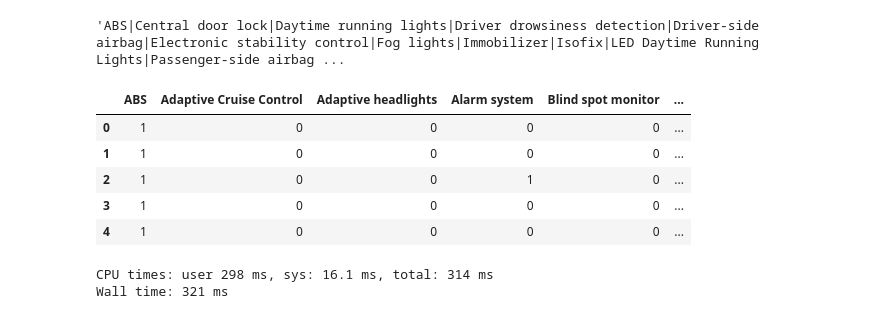
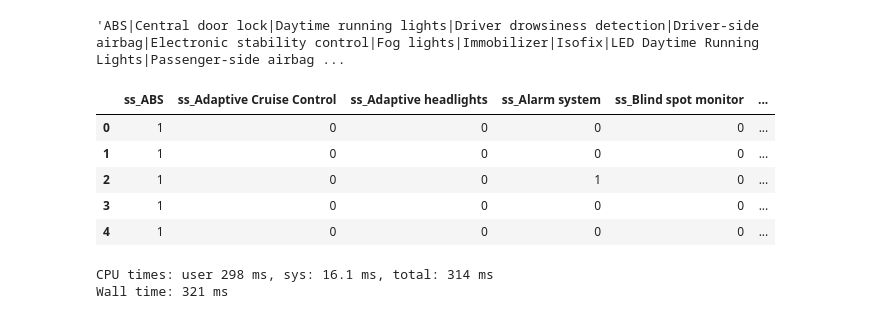
Before and after one commit to kaymal/price-prediction, a Jupyter notebook: trgt/data-cleansing/t-data-cleansing.ipynb, the cells around one changed output. Drawn from its saved outputs; the diff is of its cells as text; code cells hidden in the pictures.

```diff
--- a/trgt/data-cleansing/t-data-cleansing.ipynb
+++ b/trgt/data-cleansing/t-data-cleansing.ipynb
@@ -55,9 +55,9 @@ functions_folder = '/Users/stb/Documents/Github/fraud-detection/functions/'
 ### Reading in and Exploring Data
 # %%
 ads_list = []
-with open(data_folder + 'autos_20190616.json','r') as file:
-    ads = file.read().split("\n")
-    for ad in ads:
+with open(data_folder + 'autos.json','r') as file:
+#    ads = file.read().split("\n")
+    for ad in file:
         ad_obj = json.loads(ad)
         ads_list.append(ad_obj)
 autos = pd.DataFrame(ads_list)
@@ -158,7 +158,10 @@ def name_columns(data):
     data.columns = data.columns.str.replace(".", "")
 
     # Replace "_&_" with "&"
-    data.columns = data.columns.str.replace("_&_", "&")
+    data.columns = data.columns.str.replace("_&_", "_")
+
+    # Replace "-" with "_"
+    data.columns = data.columns.str.replace("-", "_")
 
     return data.columns
 # %%
@@ -201,9 +204,9 @@ Index(['comfort&convenience', 'entertainment&media', 'extras',
 # %% [markdown]
 ### Slicing Dataset
 # %%
-t_cols = ['safety&security', 'co2_emission', 'consumption', 'country_version',
+t_cols = ['safety_security', 'co2_emission', 'consumption', 'country_version',
           'cylinders', 'displacement', 'make', 'model', 'model_code', 'next_inspection',
-          'non-smoking_vehicle', 'body_type', 'description', "hp", 'kw', 'km', "model2"]
+          'non_smoking_vehicle', 'body_type', 'description', "hp", 'kw', 'km', "model2"]
 # %%
 df = autos[t_cols]
 # %%
@@ -408,10 +411,10 @@ df.head()
 'ABS|Central door lock|Daytime running lights|Driver drowsiness detection|Driver-side airbag|Electronic stability control|Fog lights|Immobilizer|Isofix|LED Daytime Running Lights|Passenger-side airbag ...
 # %%
 # Create dummies using the items in the list of 'safety&security' column
-df['safety&security'].str.join('|').str.get_dummies(sep="|").head()
+df['safety_security'].str.join('|').str.get_dummies().add_prefix('ss_').head()
 # split(",", expand=True) #hepsini ayri sutun
 # %% [output]
-|  | ABS | Adaptive Cruise Control | Adaptive headlights | Alarm system | Blind spot monitor | ... |
+|  | ss_ABS | ss_Adaptive Cruise Control | ss_Adaptive headlights | ss_Alarm system | ss_Blind spot monitor | ... |
 | 0 | 1 | 0 | 0 | 0 | 0 | ... |
 | 1 | 1 | 0 | 0 | 0 | 0 | ... |
 | 2 | 1 | 0 | 0 | 1 | 0 | ... |
```
Also changed, not shown: parts of 17 cells of this notebook.
